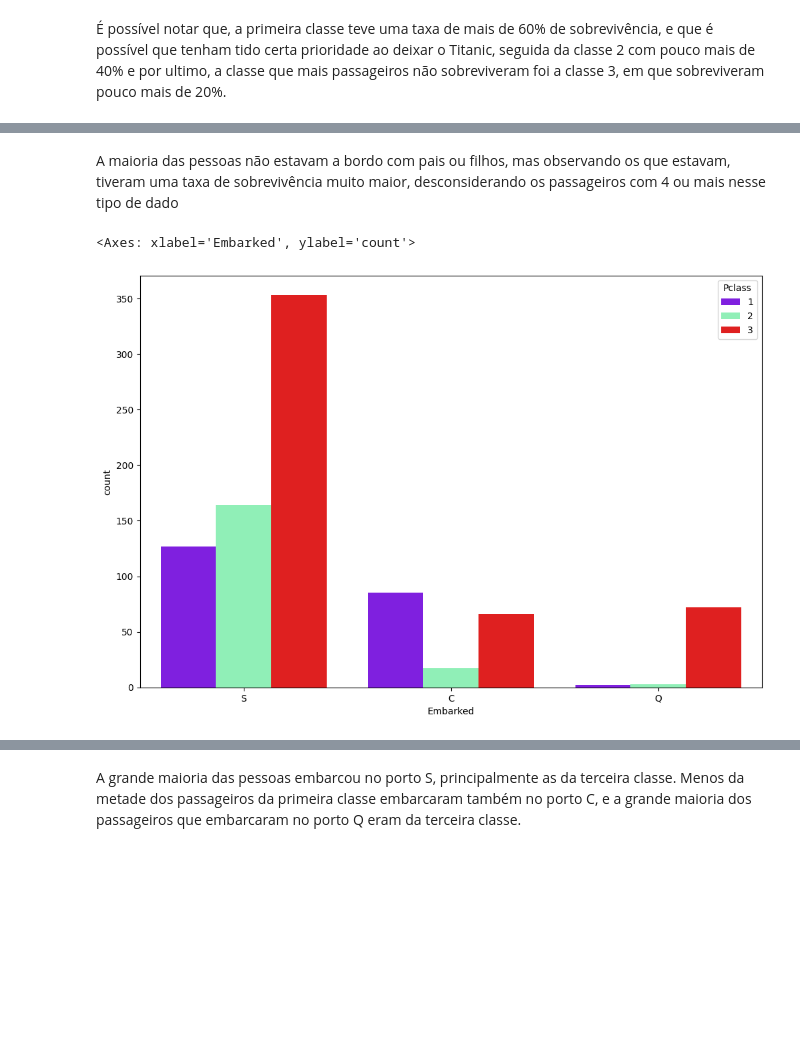
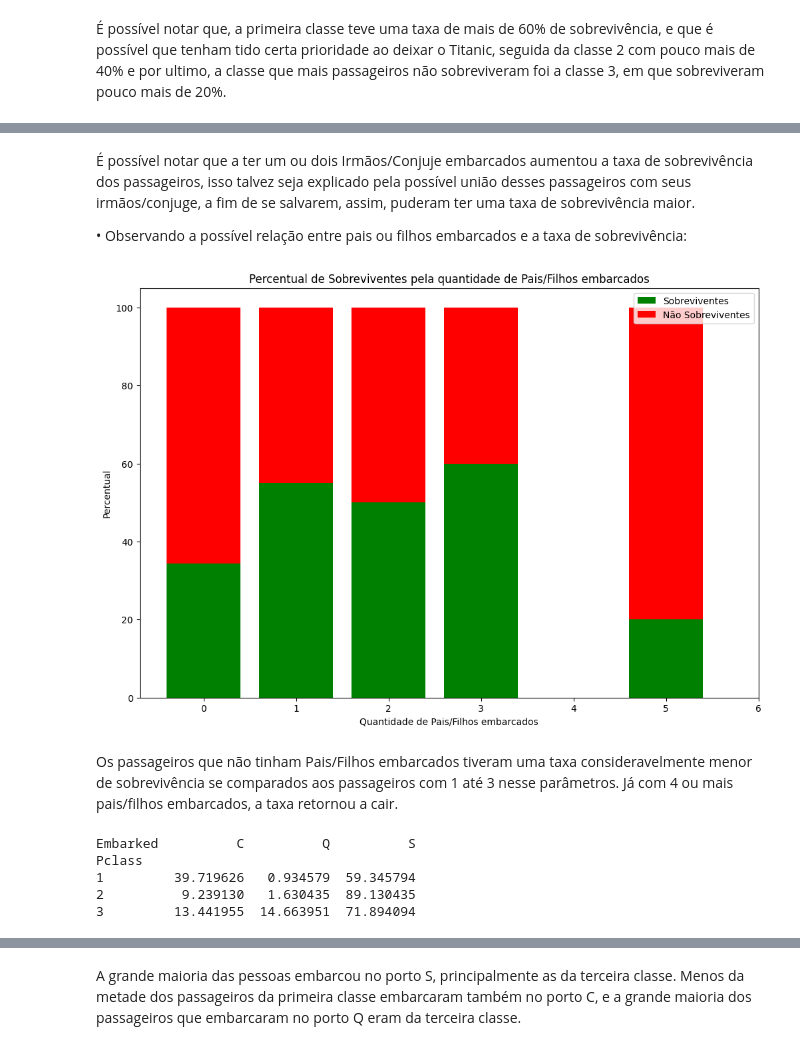
Before and after one commit to LSouzaCosta/DataScience, a Jupyter notebook: Titanic/01_EDA_titanic.ipynb, the cells around one changed output, grey strips where cells are left out. Saved outputs shown, nothing was run; the diff lists cells and outputs as text; code cells hidden in the pictures; blank space fills up the shorter version.

```diff
--- a/Titanic/01_EDA_titanic.ipynb
+++ b/Titanic/01_EDA_titanic.ipynb
@@ -224,11 +210,36 @@ sns.countplot(data=train_DF, x= "Parch", hue="Survived")
-# %% [markdown]
-A maioria das pessoas não estavam a bordo com pais ou filhos, mas observando os que estavam, tiveram uma taxa de sobrevivência muito maior, desconsiderando os passageiros com 4 ou mais nesse tipo de dado
-# %%
-# Observando
-plt.figure(figsize=(12,8))
-sns.countplot(data= train_DF, x= "Embarked", hue = "Pclass", palette= "rainbow")
-
-#sns.lmplot(data = train_DF, x = "Fare", y = "Survived")
-# %% [output]
-<Axes: xlabel='Embarked', ylabel='count'>
-[figure, removed]
+# %% [markdown]
+É possível notar que a ter um ou dois Irmãos/Conjuje embarcados aumentou a taxa de sobrevivência dos passageiros, isso talvez seja explicado pela possível união desses passageiros com seus irmãos/conjuge, a fim de se salvarem, assim, puderam ter uma taxa de sobrevivência maior.
+
+• Observando a possível relação entre pais ou filhos embarcados e a taxa de sobrevivência:
+# %%
+fig, ax = plt.subplots(figsize=(12, 8))
+survival_percent = train_DF.groupby('Parch')['Survived'].value_counts(normalize=True).unstack() * 100
+
+# Definindo as barras para cada parametro
+bar_index = range(len(survival_percent),)
+
+# Plotagem das barras
+bars1 = ax.bar(bar_index, survival_percent[1], label='Sobreviventes', color='green')
+bars2 = ax.bar(bar_index, survival_percent[0], bottom=survival_percent[1], label='Não Sobreviventes', color='red')
+
+# Adicionando detalhes ao gráfico
+ax.set_xlabel('Quantidade de Pais/Filhos embarcados')
+ax.set_ylabel('Percentual')
+ax.set_title('Percentual de Sobreviventes pela quantidade de Pais/Filhos embarcados')
+ax.set_xticks(bar_index)
+#ax.set_xticklabels(["Mulheres", 'Homens'])
+ax.legend(loc='upper right')  # Movendo a legenda para o canto superior direito
+plt.show()
+# %% [output]
+[figure, added]
+# %% [markdown]
+Os passageiros que não tinham Pais/Filhos embarcados tiveram uma taxa consideravelmente menor de sobrevivência se comparados aos passageiros com 1 até 3 nesse parâmetros. Já com 4 ou mais pais/filhos embarcados, a taxa retornou a cair.
+# %%
+embarked_percent = train_DF.groupby('Pclass')['Embarked'].value_counts(normalize=True).unstack().fillna(0) * 100
+print(embarked_percent)
+# %% [output]
+Embarked          C          Q          S
+Pclass
+1         39.719626   0.934579  59.345794
+2          9.239130   1.630435  89.130435
+3         13.441955  14.663951  71.894094
```
Also changed, not shown: parts of 8 cells of this notebook.
